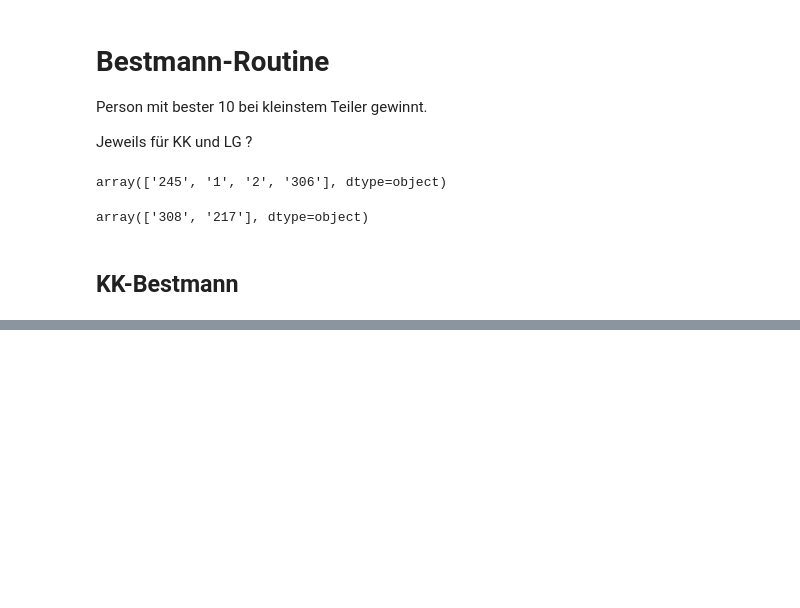
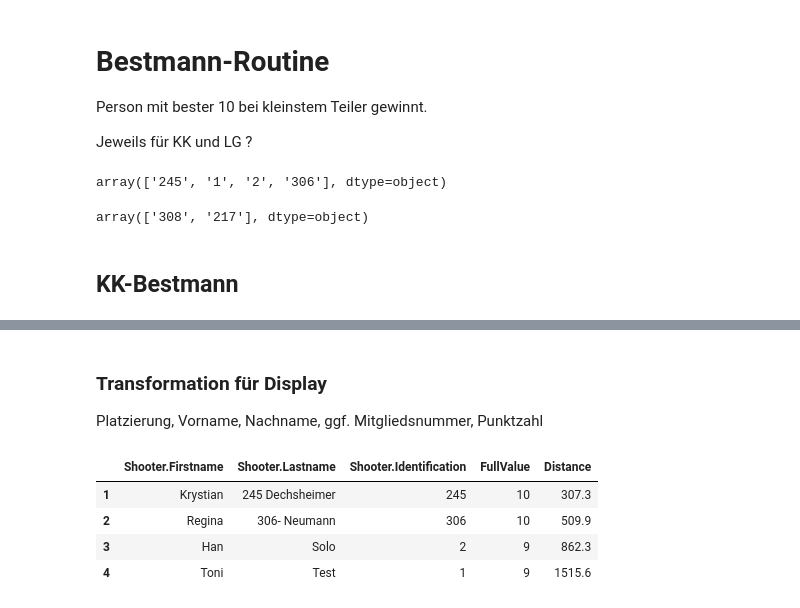
Before and after one commit to tispar/Pokalschiessen, a Jupyter notebook: backend.ipynb, the cells around one changed output, grey strips where cells are left out. Saved outputs shown, nothing was run; the diff lists cells and outputs as text; code cells hidden in the pictures; blank space fills up the shorter version.

```diff
--- a/backend.ipynb
+++ b/backend.ipynb
@@ -187,0 +190,13 @@ KKbest
+# %% [markdown]
+### Transformation für Display
+Platzierung, Vorname, Nachname, ggf. Mitgliedsnummer, Punktzahl
+# %%
+display = KKbest[['Shooter.Firstname', 'Shooter.Lastname', 'Shooter.Identification', 'FullValue', 'Distance']]
+display.index += 1
+display
+# %% [output]
+|  | Shooter.Firstname | Shooter.Lastname | Shooter.Identification | FullValue | Distance |
+| 1 | Krystian | 245 Dechsheimer | 245 | 10 | 307.3 |
+| 2 | Regina | 306- Neumann | 306 | 10 | 509.9 |
+| 3 | Han | Solo | 2 | 9 | 862.3 |
+| 4 | Toni | Test | 1 | 9 | 1515.6 |
```
Also changed, not shown: parts of 5 cells of this notebook, 1 other file.
